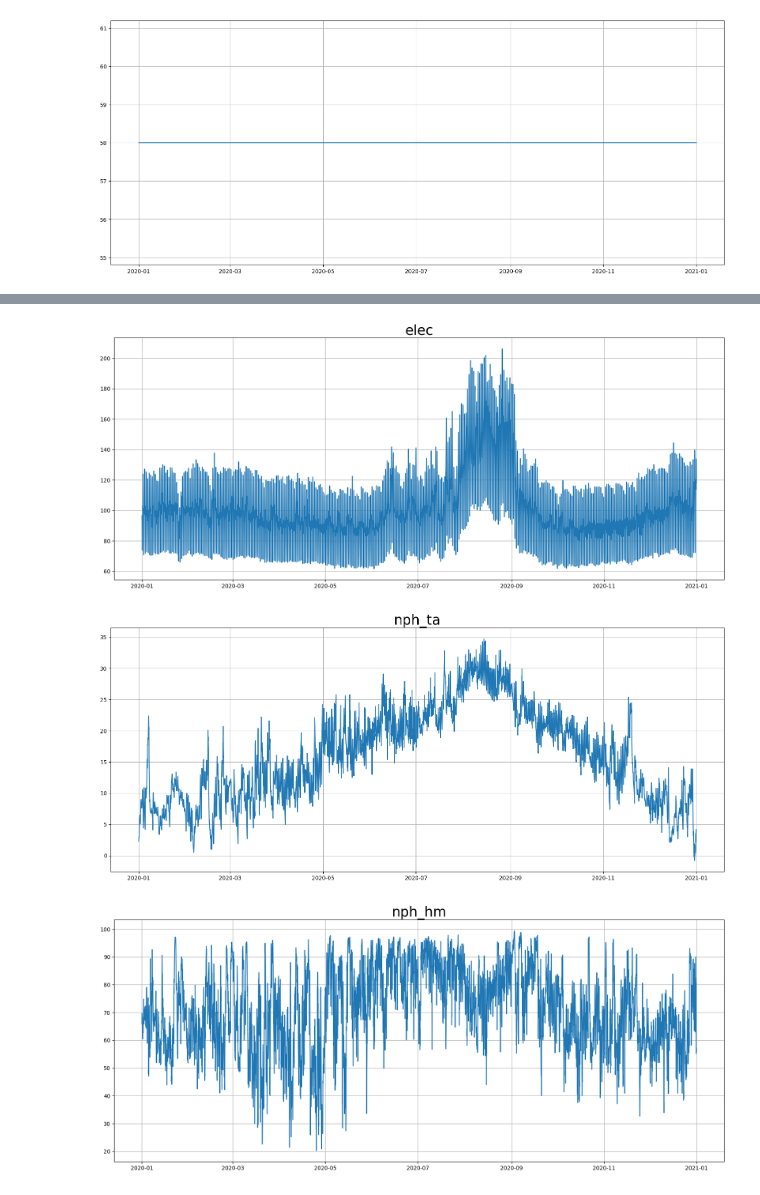
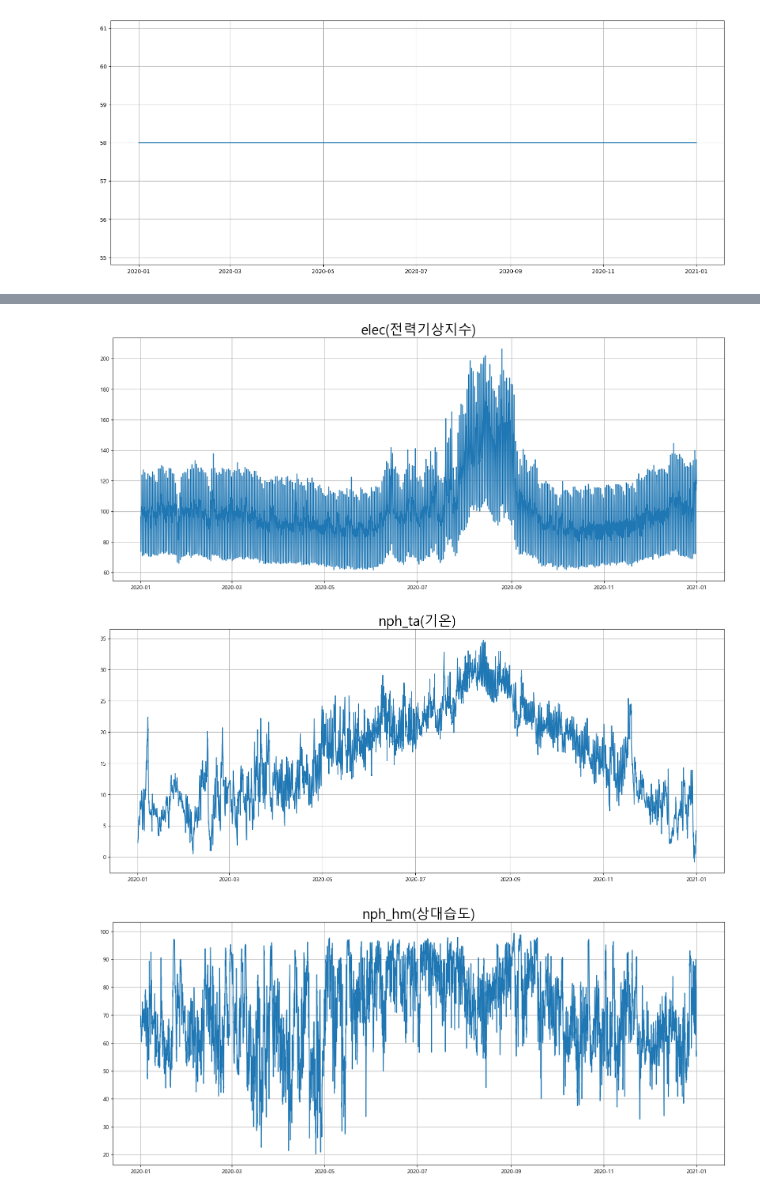
Before and after one commit to khw11044/contest, a Jupyter notebook: 1.data_analysis_5.ipynb, the cells around one changed output, grey strips where cells are left out. Saved outputs shown, nothing was run; the diff lists cells and outputs as text; code cells hidden in the pictures.

```diff
--- a/1.data_analysis_5.ipynb
+++ b/1.data_analysis_5.ipynb
@@ -7,6 +7,8 @@ import pandas as pd
 import os
 
 import matplotlib.pyplot as plt
+plt.rcParams['font.family'] ='Malgun Gothic'
+plt.rcParams['axes.unicode_minus'] =False
 
 import warnings
 warnings.filterwarnings(action='ignore')
@@ -347,24 +349,24 @@ plt.grid()
 # %%
 plt.figure(figsize = (20,8))
 plt.plot('electric_train.tm', 'electric_train.elec', data = zone_0_2020)
-plt.title('elec',fontdict=title_font)
+plt.title('elec(전력기상지수)',fontdict=title_font)
 plt.grid()
 # %% [output]
-[figure, old version]
+[figure, new version]
 # %%
 plt.figure(figsize = (20,8))
 plt.plot('electric_train.tm', 'electric_train.nph_ta', data = zone_0_2020)
-plt.title('nph_ta',fontdict=title_font)
+plt.title('nph_ta(기온)',fontdict=title_font)
 plt.grid()
 # %% [output]
-[figure, old version]
+[figure, new version]
 # %%
 plt.figure(figsize = (20,8))
 plt.plot('electric_train.tm', 'electric_train.nph_hm', data = zone_0_2020)
-plt.title('nph_hm',fontdict=title_font)
+plt.title('nph_hm(상대습도)',fontdict=title_font)
 plt.grid()
 # %% [output]
-[figure, old version]
+[figure, new version]
 # %%
 plt.figure(figsize = (20,8))
 plt.plot('electric_train.tm', 'electric_train.nph_ws_10m', data = zone_0_2020)
```
Also changed, not shown: parts of 5 cells of this notebook, 4 other files.
